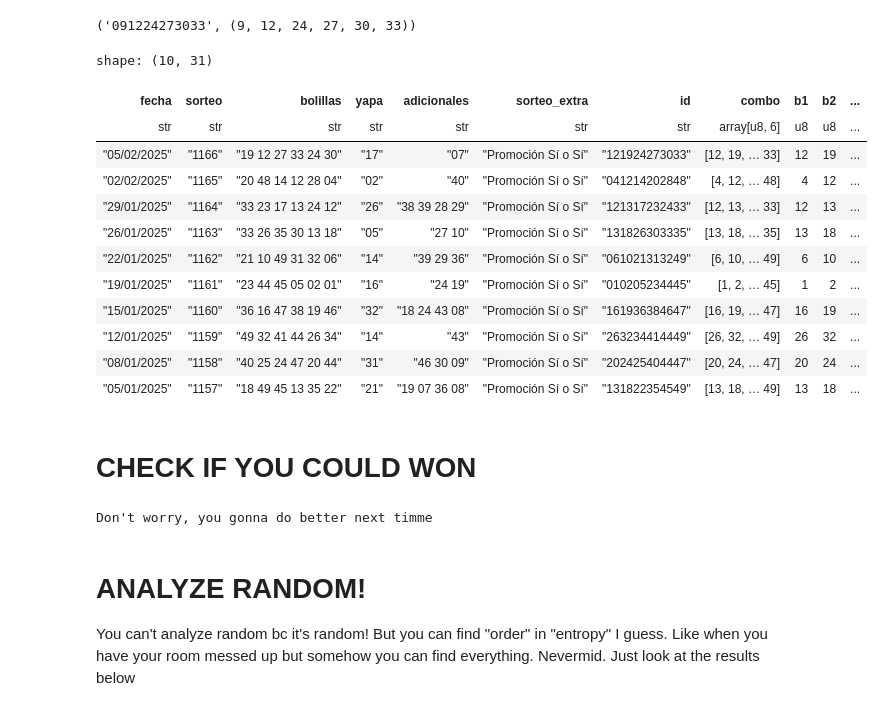
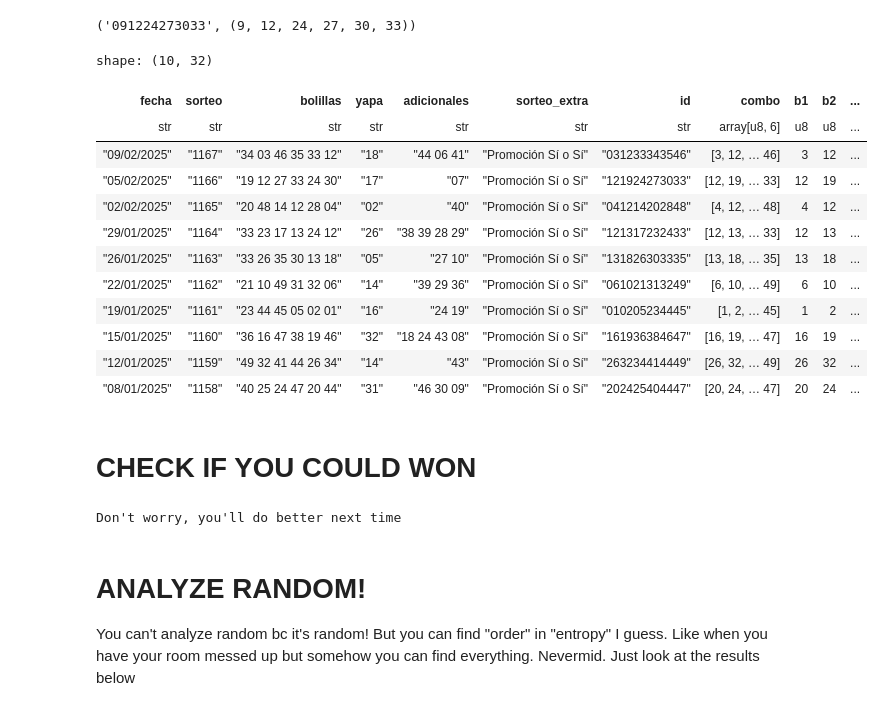
Before and after one commit to coins5/tinkapp.v4, a Jupyter notebook: explore_bolillas_v2.ipynb, the cells around one changed output. Drawn from its saved outputs; the diff is of its cells as text; code cells hidden in the pictures.

```diff
--- a/explore_bolillas_v2.ipynb
+++ b/explore_bolillas_v2.ipynb
@@ -160,42 +157,46 @@ for row in rows:
   cols.append(shared_values)
   cols.append(len(shared_values))
   cols.append(row_score)
+  cols.append(jumps_map(bolillas_int))
 
   lst.append(cols)
 
 with open('./tinkache.json', 'w') as file:
   json.dump(lst, file)
 
 dfRows = pl.DataFrame(
   lst,
   schema=[
     'fecha', 'sorteo', 'bolillas', 'yapa', 'adicionales', 'sorteo_extra',
     'id', 'combo', 'b1', 'b2', 'b3', 'b4', 'b5', 'b6',
     'is_rare_combination', 'reason',
     "score_left_b1", "score_left_b2", "score_left_b3", "score_left_b4", "score_left_b5", "score_left_b6",
     "score_r8_b1", "score_r8_b2", "score_r8_b3", "score_r8_b4", "score_r8_b5", "score_r8_b6",
     # "score_lr_b1", "score_lr_b2", "score_lr_b3", "score_lr_b4", "score_lr_b5", "score_lr_b6",
     "shared_values", "shared_values_count",
-    "score_row"
+    "score_row",
+    "jumps_map"
   ],
   schema_overrides={
     'combo': pl.Array(pl.UInt8, 6),
     'b1': pl.UInt8,
     'b2': pl.UInt8,
     'b3': pl.UInt8,
     'b4': pl.UInt8,
     'b5': pl.UInt8,
     'b6': pl.UInt8,
-    'shared_values_count': pl.UInt8
+    'shared_values_count': pl.UInt8,
+    'reason': pl.UInt8
   },
   orient='row'
 )
 
 display(dfRows.head(10))
 # %% [output]
-shape: (10, 31)
+shape: (10, 32)
 | fecha | sorteo | bolillas | yapa | adicionales | sorteo_extra | id | combo | b1 | b2 | ... |
 | str | str | str | str | str | str | str | array[u8, 6] | u8 | u8 | ... |
+| "09/02/2025" | "1167" | "34 03 46 35 33 12" | "18" | "44 06 41" | "Promoción Sí o Sí" | "031233343546" | [3, 12, … 46] | 3 | 12 | ... |
 | "05/02/2025" | "1166" | "19 12 27 33 24 30" | "17" | "07" | "Promoción Sí o Sí" | "121924273033" | [12, 19, … 33] | 12 | 19 | ... |
 | "02/02/2025" | "1165" | "20 48 14 12 28 04" | "02" | "40" | "Promoción Sí o Sí" | "041214202848" | [4, 12, … 48] | 4 | 12 | ... |
 | "29/01/2025" | "1164" | "33 23 17 13 24 12" | "26" | "38 39 28 29" | "Promoción Sí o Sí" | "121317232433" | [12, 13, … 33] | 12 | 13 | ... |
@@ -205,7 +206,6 @@ shape: (10, 31)
 | "15/01/2025" | "1160" | "36 16 47 38 19 46" | "32" | "18 24 43 08" | "Promoción Sí o Sí" | "161936384647" | [16, 19, … 47] | 16 | 19 | ... |
 | "12/01/2025" | "1159" | "49 32 41 44 26 34" | "14" | "43" | "Promoción Sí o Sí" | "263234414449" | [26, 32, … 49] | 26 | 32 | ... |
 | "08/01/2025" | "1158" | "40 25 24 47 20 44" | "31" | "46 30 09" | "Promoción Sí o Sí" | "202425404447" | [20, 24, … 47] | 20 | 24 | ... |
-| "05/01/2025" | "1157" | "18 49 45 13 35 22" | "21" | "19 07 36 08" | "Promoción Sí o Sí" | "131822354549" | [13, 18, … 49] | 13 | 18 | ... |
 # %% [markdown]
 # CHECK IF YOU COULD WON
 # %%
@@ -227,7 +227,7 @@ def generate_yapa_tickets (int_ticket: list[int], yapa: int, size: int):
 
   return result
 
-def generate_yapas (int_ticket: list[int], yapa: int, size):
+def generate_yapas (int_ticket: list[int], yapa: int):
   yapa_5 = generate_yapa_tickets(int_ticket=int_ticket, yapa=yapa, size=5)
   yapa_4 = generate_yapa_tickets(int_ticket=int_ticket, yapa=yapa, size=4)
   yapa_3 = generate_yapa_tickets(int_ticket=int_ticket, yapa=yapa, size=3)
@@ -300,16 +300,13 @@ def check_my_ticket (df: pl.DataFrame, my_ticket=str):
     print("You won with adicionales!!!!")
     return
 
-  if ()
-
   print("Don't worry, you'll do better next time")
-
 
 
 my_ticket = "19 12 27 33 24 31"
 check_my_ticket(df=dfRows, my_ticket=my_ticket)
 # %% [output]
-Don't worry, you gonna do better next timme
+Don't worry, you'll do better next time
 # %% [markdown]
 # ANALYZE RANDOM!
 You can't analyze random bc it's random! But you can find "order" in "entropy" I guess. Like when you have your room messed up but somehow you can find everything. Nevermid.
```
Also changed, not shown: parts of 11 cells of this notebook, 5 other files.
